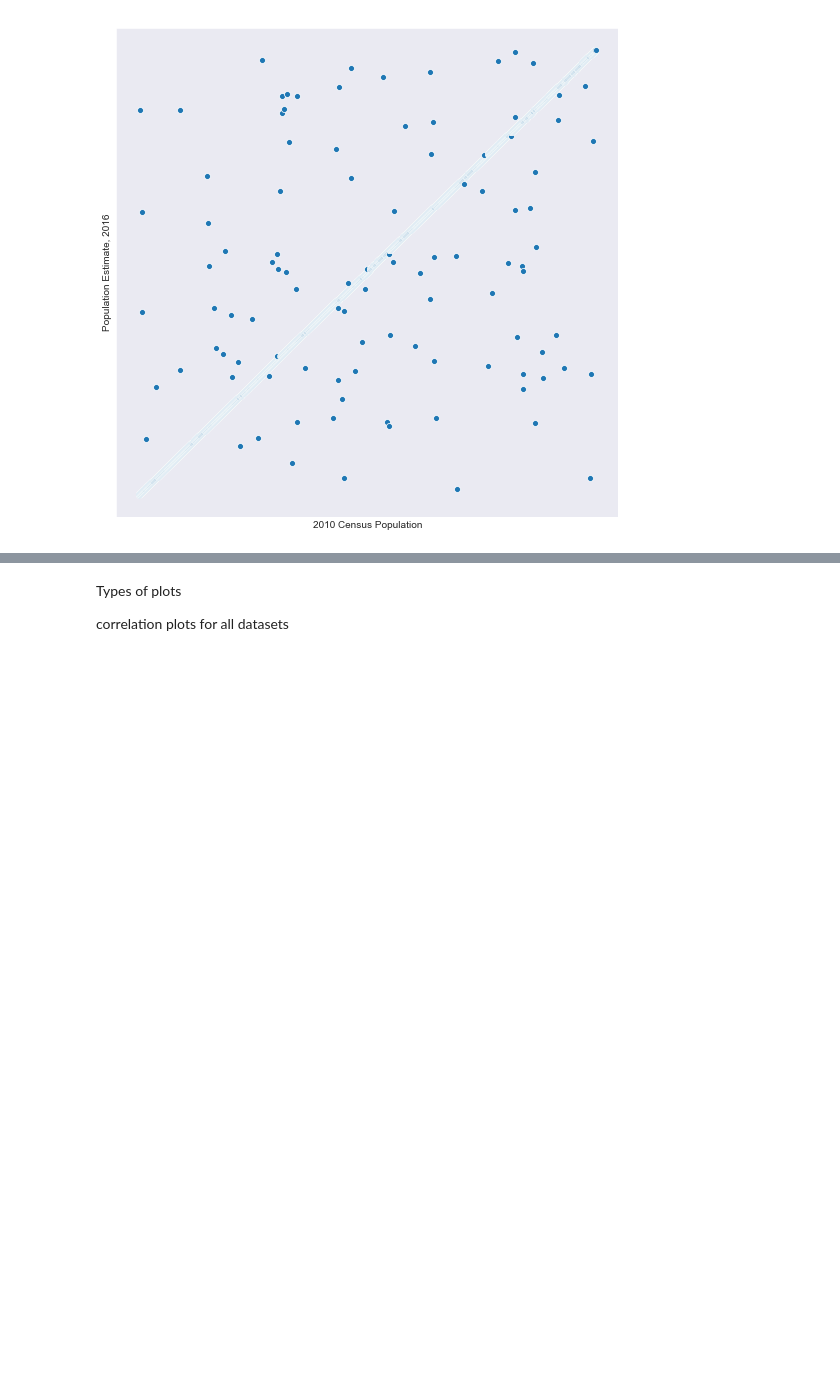
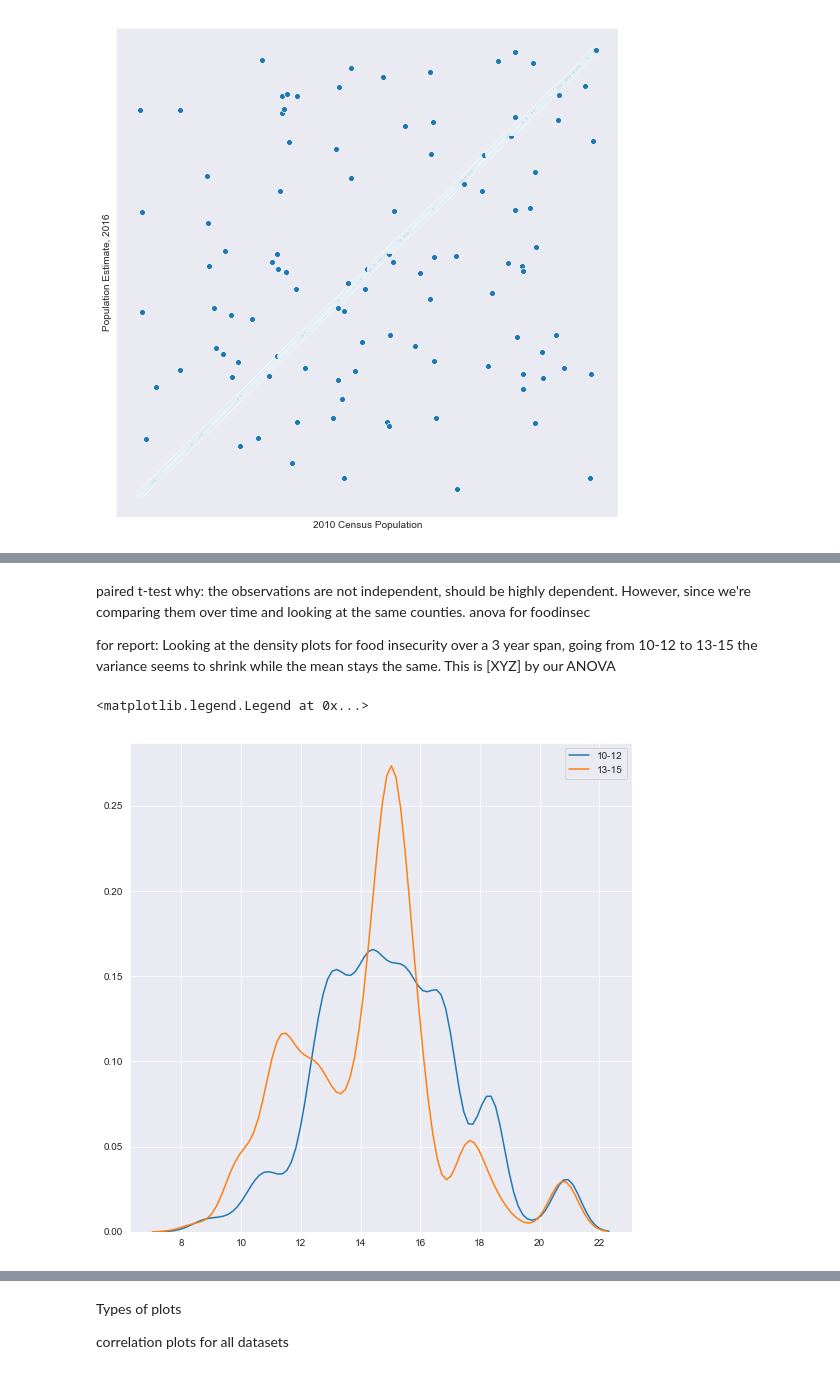
Before and after one commit to chriscross00/projects, a Jupyter notebook: food_security/notebooks/eda.ipynb, the cells around one changed output, grey strips where cells are left out. Saved outputs shown, nothing was run; the diff lists cells and outputs as text; code cells hidden in the pictures; blank space fills up the shorter version.

```diff
--- a/food_security/notebooks/eda.ipynb
+++ b/food_security/notebooks/eda.ipynb
@@ -100,0 +107,4 @@ plt.show()
+# %%
+insecurity = pd.read_csv('../data/processed/insecurity.csv')
+
+insecurity.tail(2)
@@ -100,0 +115,14 @@ plt.show()
+# %% [markdown]
+paired t-test
+why: the observations are not independent, should be highly dependent. However, since we're comparing them over time and looking at the same counties.
+anova for foodinsec
+
+for report:
+Looking at the density plots for food insecurity over a 3 year span, going from 10-12 to 13-15 the variance seems to shrink while the mean stays the same. This is [XYZ] by our ANOVA
+# %%
+sns.kdeplot(insecurity['FOODINSEC_10_12'], label='10-12')
+sns.kdeplot(insecurity['FOODINSEC_13_15'], label='13-15')
+plt.legend()
+# %% [output]
+<matplotlib.legend.Legend at 0x...>
+[figure, added]
```
Also changed, not shown: parts of 12 cells of this notebook.
